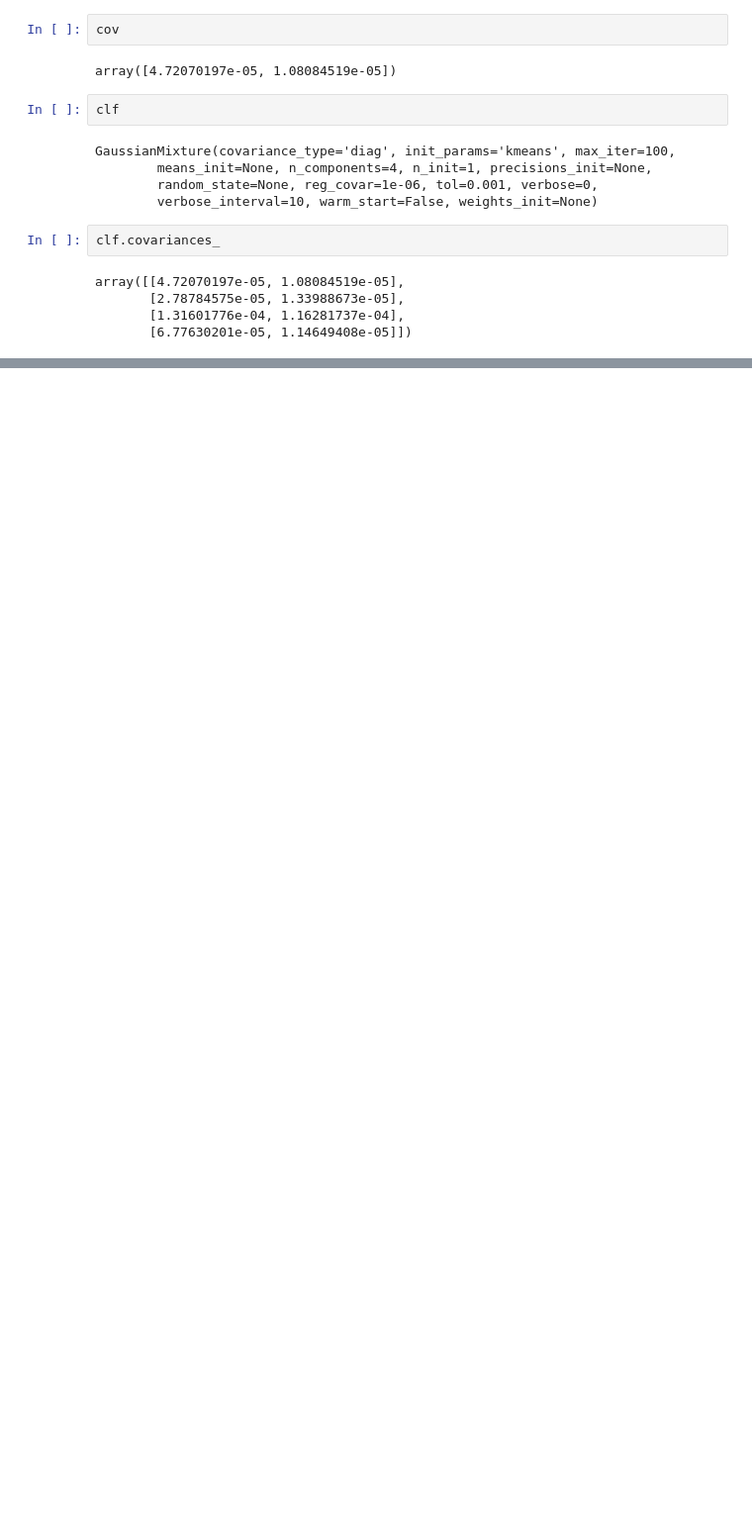
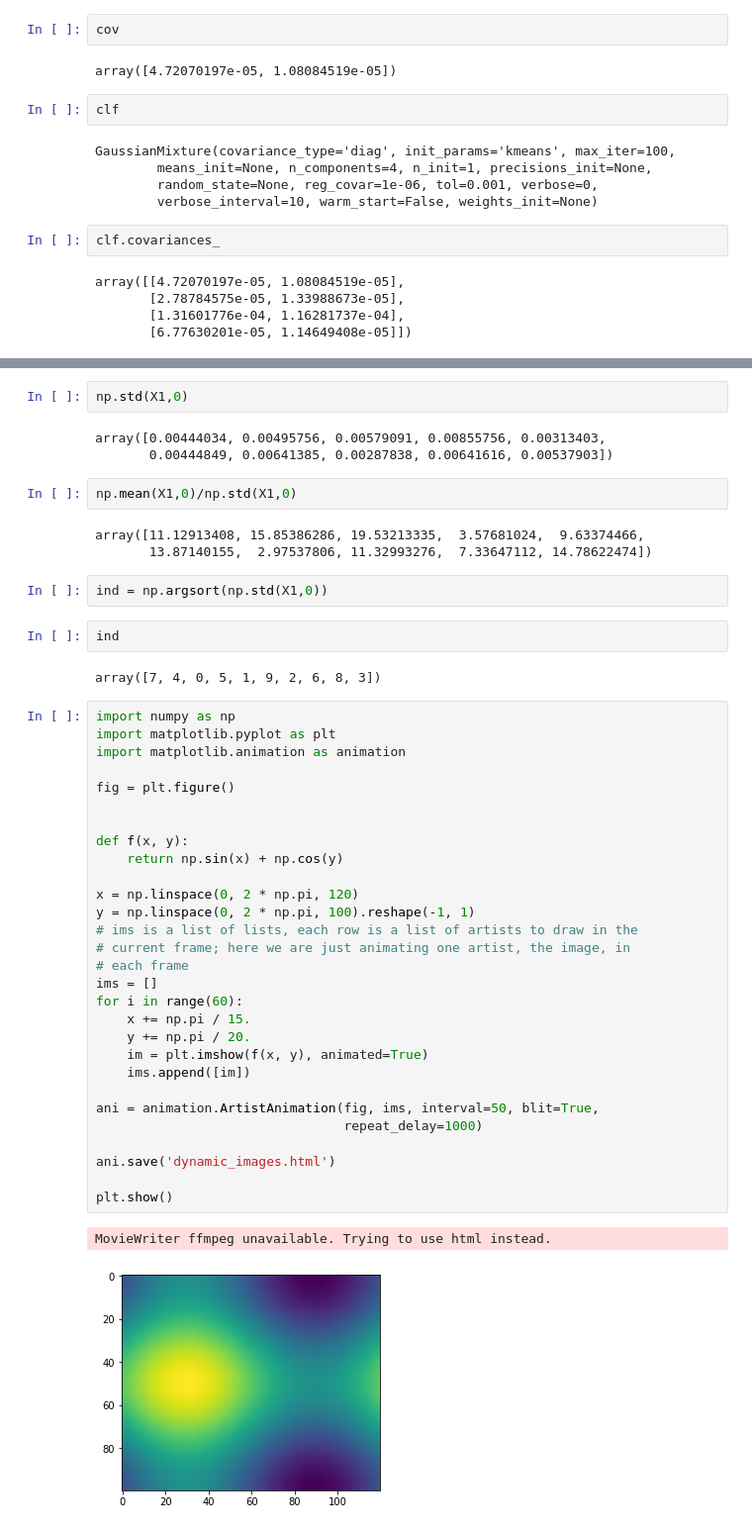
Before and after one commit to jerichooconnell/hdbscan, a Jupyter notebook: notebooks/plot_gmm_selection.ipynb, the cells around one changed output, grey strips where cells are left out. Shown at 99% size. Drawn from its saved outputs; the diff is of its cells as text; blank space fills up the shorter version.

Commit message:
Adding the movie making code

```diff
--- a/notebooks/plot_gmm_selection.ipynb
+++ b/notebooks/plot_gmm_selection.ipynb
@@ -123,0 +141,48 @@ array([[4.72070197e-05, 1.08084519e-05],
+# %%
+np.std(X1,0)
+# %% [output]
+array([0.00444034, 0.00495756, 0.00579091, 0.00855756, 0.00313403,
+       0.00444849, 0.00641385, 0.00287838, 0.00641616, 0.00537903])
+# %%
+np.mean(X1,0)/np.std(X1,0)
+# %% [output]
+array([11.12913408, 15.85386286, 19.53213335,  3.57681024,  9.63374466,
+       13.87140155,  2.97537806, 11.32993276,  7.33647112, 14.78622474])
+# %%
+ind = np.argsort(np.std(X1,0))
+# %%
+ind
+# %% [output]
+array([7, 4, 0, 5, 1, 9, 2, 6, 8, 3])
+# %%
+import numpy as np
+import matplotlib.pyplot as plt
+import matplotlib.animation as animation
+
+fig = plt.figure()
+
+
+def f(x, y):
+    return np.sin(x) + np.cos(y)
+
+x = np.linspace(0, 2 * np.pi, 120)
+y = np.linspace(0, 2 * np.pi, 100).reshape(-1, 1)
+# ims is a list of lists, each row is a list of artists to draw in the
+# current frame; here we are just animating one artist, the image, in
+# each frame
+ims = []
+for i in range(60):
+    x += np.pi / 15.
+    y += np.pi / 20.
+    im = plt.imshow(f(x, y), animated=True)
+    ims.append([im])
+
+ani = animation.ArtistAnimation(fig, ims, interval=50, blit=True,
+                                repeat_delay=1000)
+
+ani.save('dynamic_images.html')
+
+plt.show()
+# %% [output]
+MovieWriter ffmpeg unavailable. Trying to use html instead.
+[figure, added]
```
Also changed, not shown: parts of 13 cells of this notebook, 9 other files.
